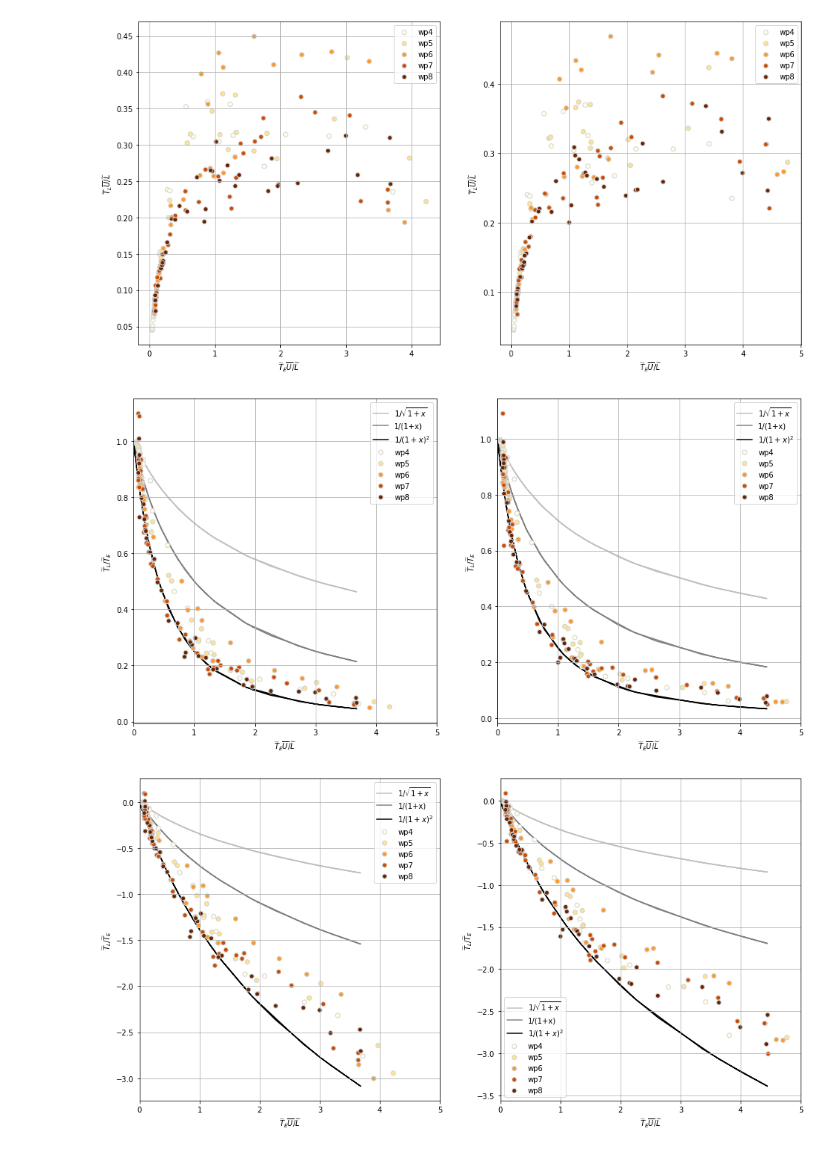
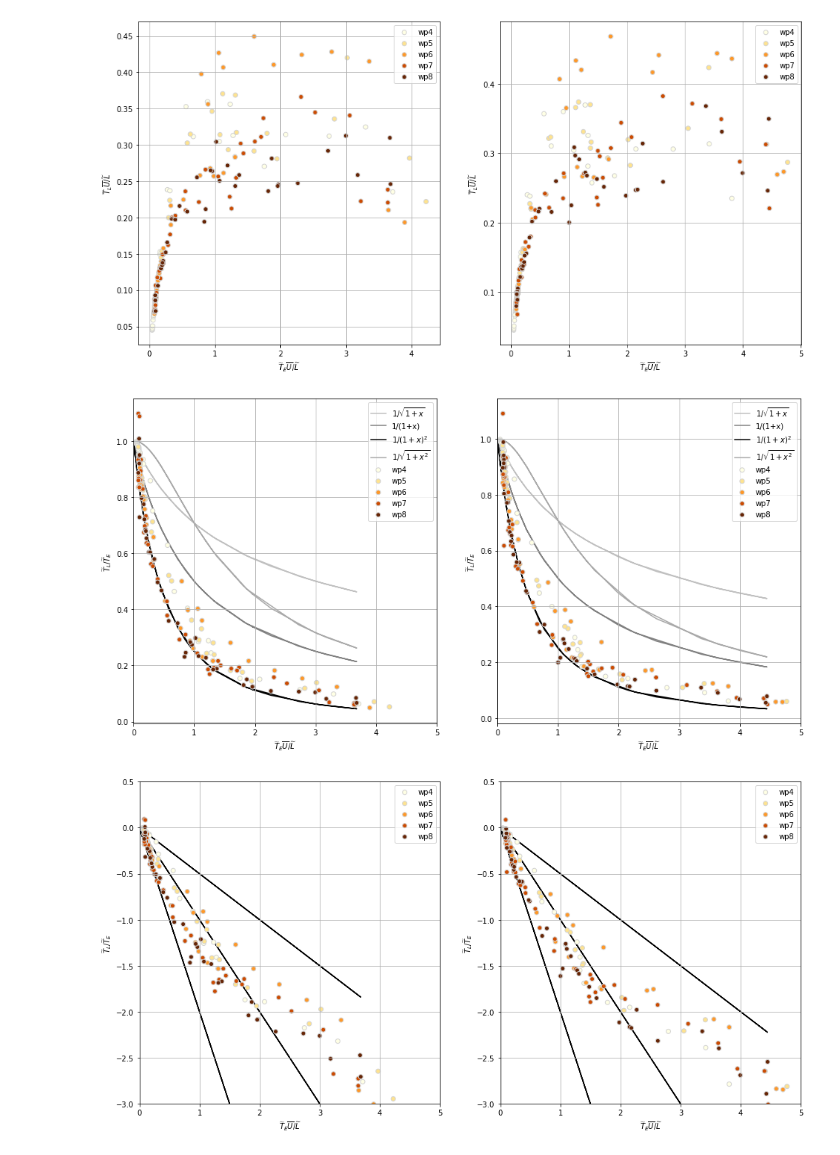
Before and after one commit to zcasparco/equinox_phd, a Jupyter notebook: synthesis/Synthesis_Tt_comp.ipynb, the cells around one changed output. Cells and saved outputs as stored; diff of their text form; code cells hidden in the pictures.

```diff
--- a/synthesis/Synthesis_Tt_comp.ipynb
+++ b/synthesis/Synthesis_Tt_comp.ipynb
@@ -53,3 +55,31 @@ ax[1].set_ylim(500,2800)
 # %% [output]
 (500.0, 2800.0)
 [figure]
+# %%
+fontsize = 13
+number = len(ds)
+cmap = plt.get_cmap('YlOrBr')
+colors = [cmap(i) for i in np.linspace(0.5, 1, number)]
+custom_lines = [
+                Line2D([0], [0], color=cmap(.8), lw=1),
+                Line2D([0], [0], color=cmap(.8), lw=1,marker='.')
+                ]
+labels=[r'$\widetilde{T}_E$', r'$\widetilde{T}_L$']
+fig,ax = plt.subplots(1,2,figsize=(14,7))
+for i,d in enumerate(ds):
+    file = sorted(glob(path+'jet*1000j'))[i]
+    wp = file[-20:-19]
+    d['Ubar'].plot(ax=ax[0],y='y_rho',c=colors_Ta[i],label='wp'+wp)
+    ax[0].set_ylim(500*1e3,2800*1e3)
+    laby = ax[0].get_yticks();laby = [str(l*1e-3) for l in laby];
+    ax[0].set_yticklabels(laby)
+    d['Te_u_avg'].plot(ax=ax[1],y='ybin',c=colors[i])
+    d['Tl_u_avg'].plot(ax=ax[1],y='ybin',c=colors[i],marker='.')
+    custom_lines.append(Line2D([0], [0], color=colors[i], lw=3))
+    labels.append('wp'+wp)
+ax[0].set_xlabel(r'$\overline{U}$ (m.$s^{-1}$)',fontsize=fontsize);ax[0].set_ylabel(r'y(km)',fontsize=fontsize);
+ax[0].set_title(r'$\overline{\sqrt{u_{jet}^2+v_{jet}^2}}$',fontsize=fontsize)
+ax[0].grid();ax[1].grid();ax[1].set_title('');ax[1].set_ylabel('')
+ax[1].legend(custom_lines, labels)
+ax[1].set_xlabel('Timescale (days)',fontsize=fontsize)
+ax[1].set_ylim(500,2800);ax[0].legend()#;ax[1].legend()
@@ -210,31 +264,35 @@ for ax, V in zip(axs,[['Te_u_avg','Tl_u_avg'],['Te_v_avg','Tl_v_avg']]):
     ax.plot(x,1/np.sqrt(1+x),c='silver',zorder=-1,label=r'1/$\sqrt{1+x}$')
     ax.plot(x,1/(1+x),c='grey',zorder=-1,label=r'1/(1+x)')
     ax.plot(x,1/((1+x)**2),c='k',zorder=-1,label=r'1/$(1+x)^2$')
+    ax.plot(x,1/(np.sqrt(1+x**2)),c='darkgrey',zorder=-1,label=r'1/$\sqrt{1+x^2}$')
     ax.grid()
     ax.legend()
     ax.set_xlabel(r'$\widetilde{T}_E\overline{U}/\widetilde{L}$')
     ax.set_ylabel(r'$\widetilde{T}_L/\widetilde{T}_E$')
     ax.set_xlim(0,5)
 # %% [output]
-[figure, old version]
+[figure, new version]
 # %%
 fig,axs = plt.subplots(1,2,figsize=(16,8))
 for ax, V in zip(axs,[['Te_u_avg','Tl_u_avg'],['Te_v_avg','Tl_v_avg']]):
     for i,d,c in zip(range(len(ds)),ds,colors):#,['wp4,wp5,wp6,wp7,wp8']):
         x = d[V[0]]/d['Ta']
         y = d[V[1]]/d[V[0]]
         file = sorted(glob(path+'jet*1000j'))[i]
         wp = file[-20:-19]
         c = np.full((y.size,4),c)
         ax.scatter(x,np.log(y),label='wp'+wp,c=c,edgecolor='lightgrey')
-    ax.plot(x,np.log(1/np.sqrt(1+x)),c='silver',zorder=-1,label=r'1/$\sqrt{1+x}$')
-    ax.plot(x,np.log(1/(1+x)),c='grey',zorder=-1,label=r'1/(1+x)')
-    ax.plot(x,np.log(1/((1+x)**2)),c='k',zorder=-1,label=r'1/$(1+x)^2$')
-    ax.grid()
+    ax.plot(x,-2*x,'k',zorder=-1)
+    ax.plot(x,-1*x,'k',zorder=-1)
+    ax.plot(x,-1/2*x,'k',zorder=-1)
+#    ax.plot(x,np.log(1/np.sqrt(1+x)),c='silver',zorder=-1,label=r'1/$\sqrt{1+x}$')
+#    ax.plot(x,np.log(1/(1+x)),c='grey',zorder=-1,label=r'1/(1+x)')
+#    ax.plot(x,np.log(1/((1+x)**2)),c='k',zorder=-1,label=r'1/$(1+x)^2$')
+    ax.grid();ax.set_ylim(-3,0.5)
     ax.legend()
     ax.set_xlabel(r'$\widetilde{T}_E\overline{U}/\widetilde{L}$')
     ax.set_ylabel(r'$\widetilde{T}_L/\widetilde{T}_E$')
 
     ax.set_xlim(0,5)
 # %% [output]
-[figure, old version]
+[figure, new version]
```
Also changed, not shown: parts of 8 cells of this notebook.
